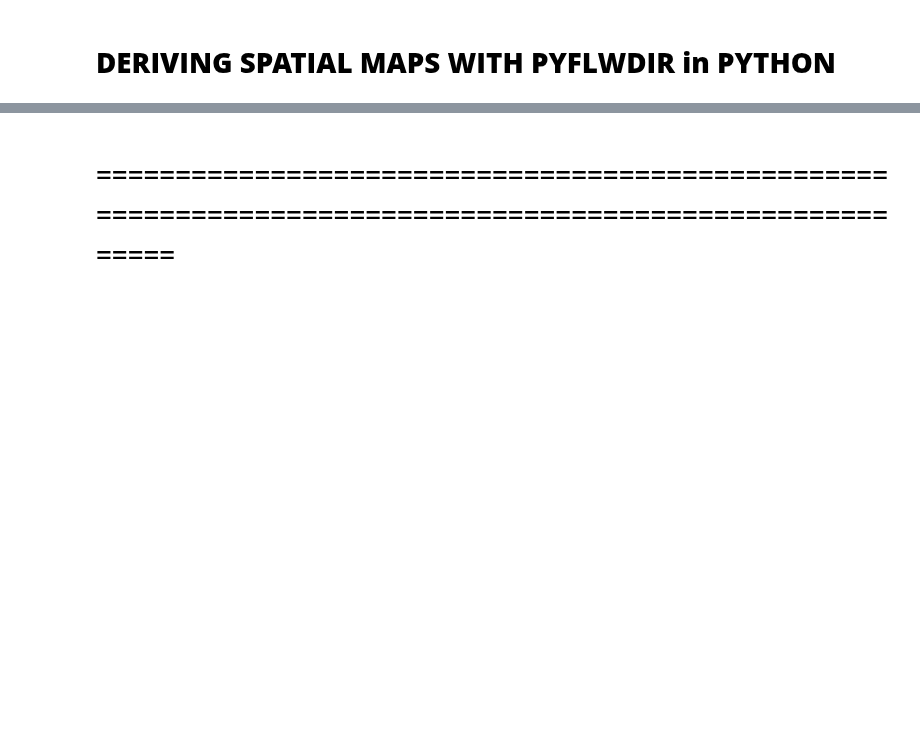
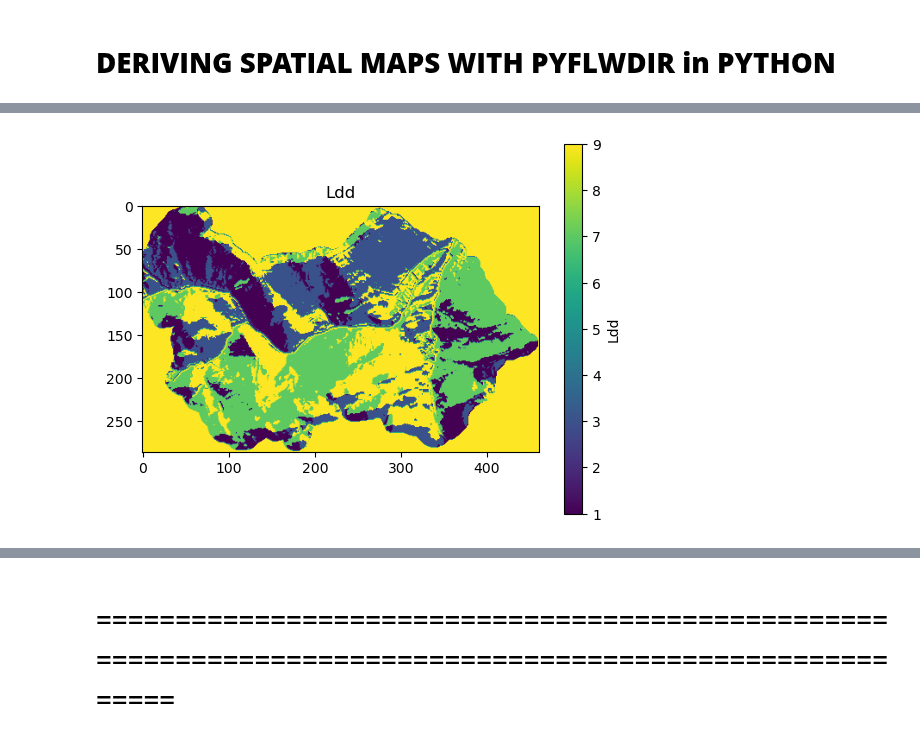
Before and after one commit to AquaPore/WflowRaster.jl, a Jupyter notebook: src/Python/Python_Pyflwdir_Wflow.ipynb, the cells around one changed output, grey strips where cells are left out. Drawn from its saved outputs; the diff is of its cells as text; code cells hidden in the pictures; blank space fills up the shorter version.

```diff
--- a/src/Python/Python_Pyflwdir_Wflow.ipynb
+++ b/src/Python/Python_Pyflwdir_Wflow.ipynb
@@ -85,6 +83,6 @@ import geopandas
 import os as os
 
 if Flag_BurnRiver:
-	Path_Input_River_Geojson = os.path.join(Input_Root_Gis, River_Input)
+	Path_Input_River_Geojson = os.path.join(Path_Root, Path_Gis, Filename_Input_RiverShp)
 	River_Geopandas          = geopandas.read_file(Path_Input_River_Geojson)
 	River_GeoDataFrame       = geopandas.GeoDataFrame.from_features(River_Geopandas)
@@ -283,18 +288,0 @@ def DEM_2_LDD_PCRASTER(
-# %%
-def LDD_2_PITS(Ldd):
-
-    Nx, Ny = np.shape(Ldd)
-
-    Pits = np.ma.empty(shape=(Nx, Ny))
-    iPits = 0
-    for iX in range(Nx):
-        for iY in range(Ny):
-            if Ldd[iX, iY] == 5:
-                iPits = iPits + 1
-                Pits[iX, iY] = 1
-            else:
-                Pits[iX, iY] = np.nan
-    print("Number of pits =", iPits)
-
-    PLOT_MAPS(Pits,"Pits", 0, 1,)
-    return Pits
@@ -726,0 +554,68 @@ pyplot.imshow(River_Length)
+# %%
+import os as os
+
+Path_Input_Dem = os.path.join(Path_Root, Path_Julia, Filename_Input_DemJulia)
+Path_Output_Ldd = os.path.join(Path_Root, Path_Python, Filename_Output_Ldd)
+
+# Define output locations
+# X, Y = np.array([Param_GaugeCoordinate[0]]), np.array([Param_GaugeCoordinate[1]])
+
+# Idxs_pit = (X, Y)
+
+if Param_LddMethod == "Hydromet":
+    print("==Ldd Hydromet==")
+
+    Ldd = []
+    if Flag_BurnRiver:
+        Ldd = DEM_2_LDD_HYDROMT(
+            Path_Input_Dem,
+            Path_Output_Ldd,
+            Param_PitMaxDepth=Param_PitMaxDepth,
+            Param_RiverDepth=Param_RiverDepth,
+            Param_NoData=Param_NoData,
+            outlets=Param_OutletMethod,
+            River=River_Geopandas,
+            Idxs_pit=None)
+    else:
+        Ldd = DEM_2_LDD_HYDROMT(
+            Path_Input_Dem,
+            Path_Output_Ldd,
+            Param_PitMaxDepth=Param_PitMaxDepth,
+            Param_RiverDepth=Param_RiverDepth,
+            Param_NoData=Param_NoData,
+            outlets=Param_OutletMethod,
+            River=River_Geopandas,
+            Idxs_pit=None)
+
+    PLOT_MAPS(Ldd, "Ldd", 1, 9)
+
+elif Param_LddMethod =="Pyflwdir":
+    print("==Ldd Pyflwdir==")
+    Ldd = DEM_2_LDD_PYFLWDIR(
+        Path_Input_Dem,
+        Path_Output_Ldd,
+        Param_NoData=Param_NoData,
+        outlets=Param_OutletMethod,
+        River=[],
+        Idxs_pit=None)
+
+    PLOT_MAPS(Ldd, "Ldd", 1, 9)
+
+elif Param_LddMethod =="Pcraster":
+    print("==Ldd Pcraster==")
+    Ldd = DEM_2_LDD_PCRASTER(
+        Path_Input_Dem,
+        Path_Output_Ldd,
+        Param_PitMaxDepth=Param_PitMaxDepth,
+        Param_RiverDepth=Param_RiverDepth,
+        Param_NoData=Param_NoData,
+        outlets=Param_OutletMethod,
+        River=[],
+        Idxs_pit=None)
+
+N_Pits, Pits = LDD_2_PITS(Ldd)
+
+# hydromt.gis.DataArray.raster.xy_to_idx
+# gis.DataArray.raster.xy_to_idx(xs, ys, mask=None, mask_outside=False, nodata=-1)
+# Return linear index of x, y coordinates.
+# %% [output]
@@ -726,0 +624 @@ pyplot.imshow(River_Length)
+[figure, added]
```
Also changed, not shown: parts of 65 cells of this notebook, 3 other files.
